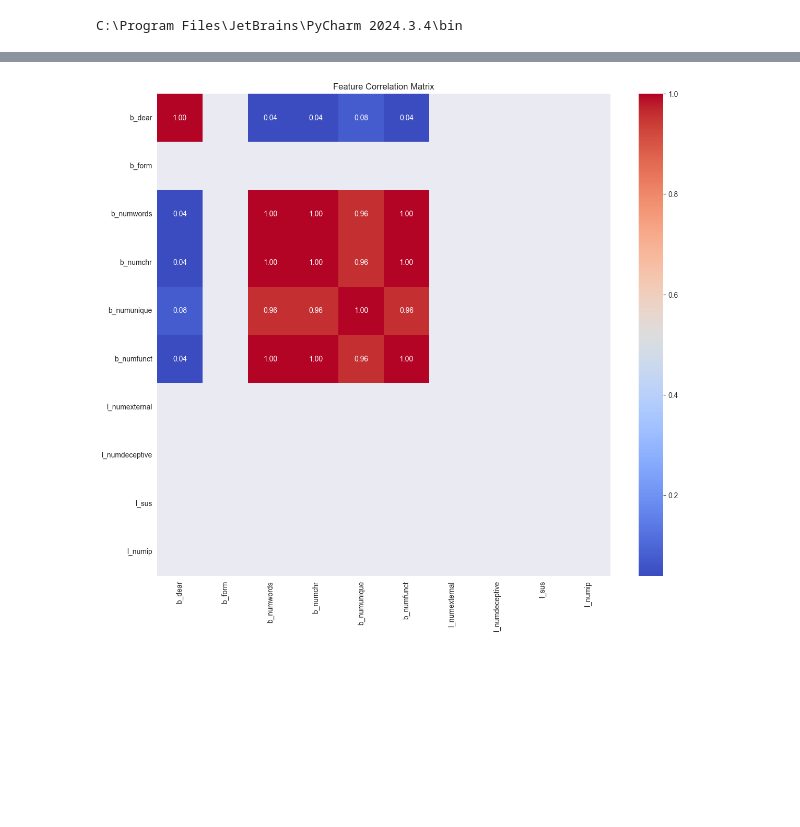
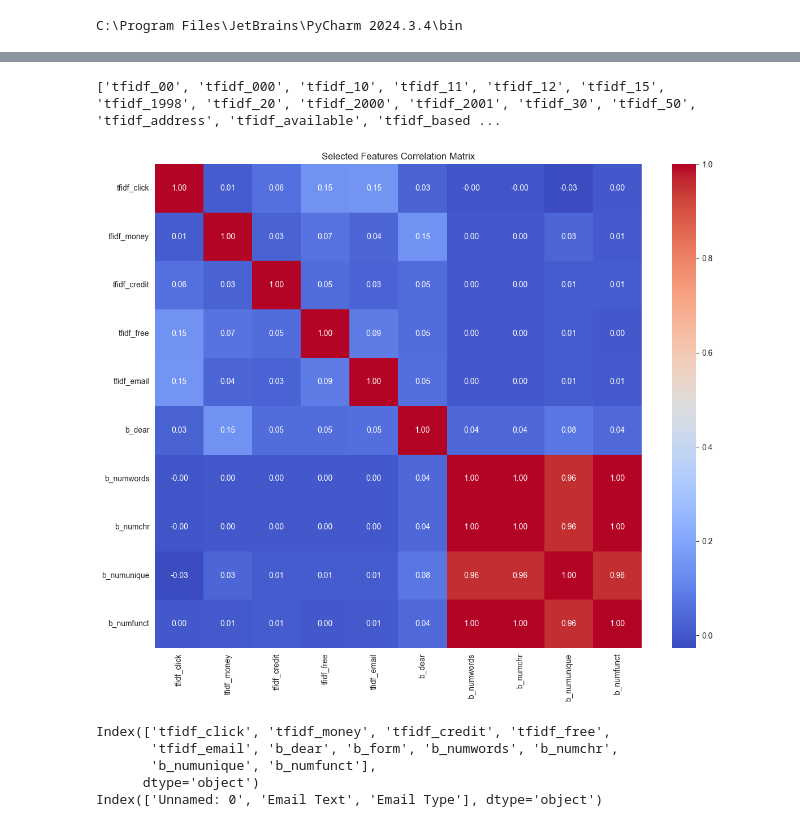
Before and after one commit to moanv2/phishing_repo_thesis, a Jupyter notebook: MachineLearning/RF.ipynb, the cells around one changed output, grey strips where cells are left out. Cells and saved outputs as stored; diff of their text form; code cells hidden in the pictures; blank space fills up the shorter version.

```diff
--- a/MachineLearning/RF.ipynb
+++ b/MachineLearning/RF.ipynb
@@ -260,9 +320,51 @@ Name: count, dtype: int64
+# %%
+from sklearn.feature_extraction.text import TfidfVectorizer
+
+# Create and fit the TF-IDF vectorizer
+tfidf_vectorizer = TfidfVectorizer(
+    max_features=100,  # Adjust as needed
+    stop_words='english',
+    lowercase=True
+)
+
+# Extract TF-IDF features from training data
+tfidf_train = tfidf_vectorizer.fit_transform(df_train['Email Text'].astype(str))
+
+# Convert to DataFrame with labeled columns
+feature_names = tfidf_vectorizer.get_feature_names_out()
+tfidf_train_df = pd.DataFrame(
+    tfidf_train.toarray(),
+    columns=[f'tfidf_{term}' for term in feature_names],
+    index=df_train.index
+)
+
+# Combine with existing features
+train_features_with_tfidf = pd.concat([train_features, tfidf_train_df], axis=1)
+# %%
+# Print all TF-IDF feature names to verify
+print([col for col in train_features_with_tfidf.columns if col.startswith('tfidf_')])
+# %% [output]
+['tfidf_00', 'tfidf_000', 'tfidf_10', 'tfidf_11', 'tfidf_12', 'tfidf_15', 'tfidf_1998', 'tfidf_20', 'tfidf_2000', 'tfidf_2001', 'tfidf_30', 'tfidf_50', 'tfidf_address', 'tfidf_available', 'tfidf_based ...
 # %%
-# Correlation matrix
-plt.figure(figsize=(14, 12))
-corr = train_features.drop('Email Type', axis=1).corr()
+# Choose features that actually exist in your data
+selected_features = [
+    # TF-IDF features that exist in your data
+    'tfidf_click', 'tfidf_money', 'tfidf_credit', 'tfidf_free', 'tfidf_email',
+    # b_features
+    'b_dear', 'b_numwords', 'b_numchr', 'b_numunique', 'b_numfunct',
+    # Target
+    'target'
+]
+
+# Select only these columns for the correlation matrix
+selected_df = train_features_with_tfidf[selected_features]
+
+# Create correlation matrix
+plt.figure(figsize=(12, 10))
+corr = selected_df.drop('target', axis=1).corr()
 sns.heatmap(corr, annot=True, cmap='coolwarm', fmt='.2f')
-plt.title('Feature Correlation Matrix')
+plt.title('Selected Features Correlation Matrix')
+plt.tight_layout()
 plt.show()
 # %% [output]
-[figure, old version]
+[figure, new version]
@@ -268,0 +380,9 @@ plt.show()
+# %%
+print(train_features_with_tfidf.columns)
+print(df_train.columns)
+# %% [output]
+Index(['tfidf_click', 'tfidf_money', 'tfidf_credit', 'tfidf_free',
+       'tfidf_email', 'b_dear', 'b_form', 'b_numwords', 'b_numchr',
+       'b_numunique', 'b_numfunct'],
+      dtype='object')
+Index(['Unnamed: 0', 'Email Text', 'Email Type'], dtype='object')
```
Also changed, not shown: parts of 9 cells of this notebook.
